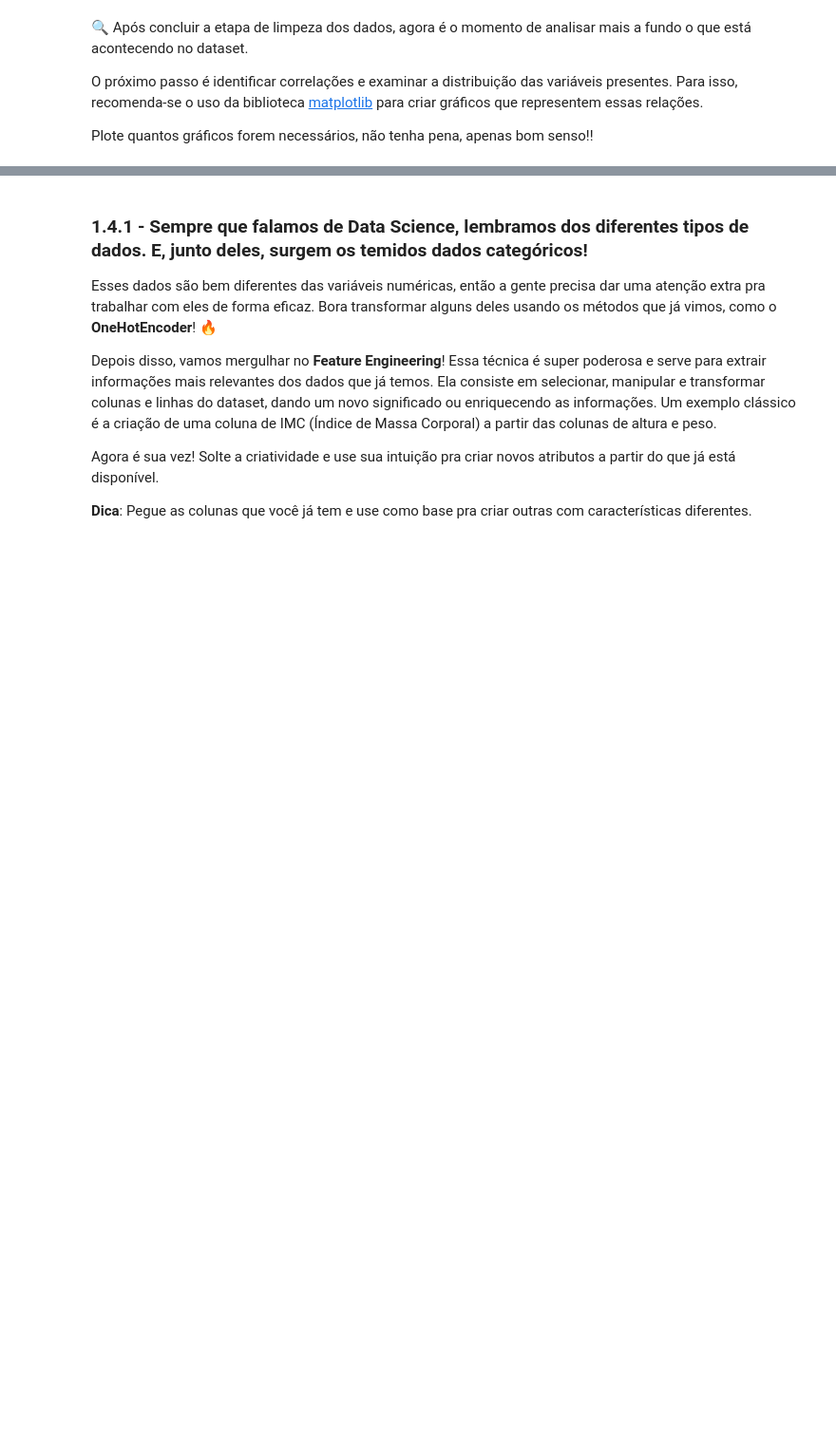
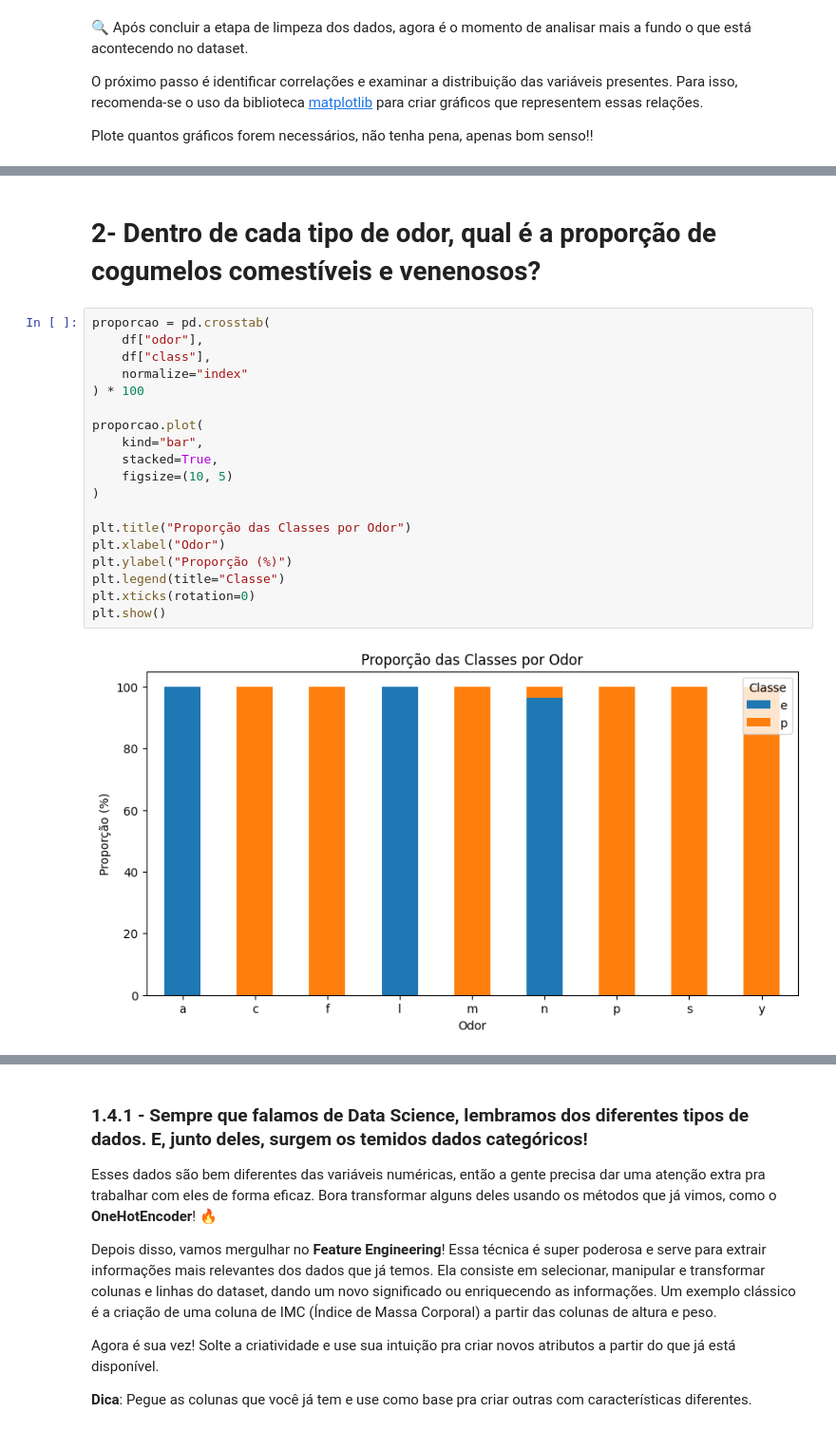
Before and after one commit to Walisson-Sales/Atividade-de-Analise-Exploratoria-de-Dados, a Jupyter notebook: notebook_EDA.ipynb, the cells around one changed output, grey strips where cells are left out. Shown at 95% size. Drawn from its saved outputs; the diff is of its cells as text; blank space fills up the shorter version.

```diff
--- a/notebook_EDA.ipynb
+++ b/notebook_EDA.ipynb
@@ -544,0 +583,23 @@ Plote quantos gráficos forem necessários, não tenha pena, apenas bom senso!!
+# %% [markdown]
+# 2- Dentro de cada tipo de odor, qual é a proporção de cogumelos comestíveis e venenosos?
+# %%
+proporcao = pd.crosstab(
+    df["odor"],
+    df["class"],
+    normalize="index"
+) * 100
+
+proporcao.plot(
+    kind="bar",
+    stacked=True,
+    figsize=(10, 5)
+)
+
+plt.title("Proporção das Classes por Odor")
+plt.xlabel("Odor")
+plt.ylabel("Proporção (%)")
+plt.legend(title="Classe")
+plt.xticks(rotation=0)
+plt.show()
+# %% [output]
+[figure, added]
```
Also changed, not shown: parts of 21 cells of this notebook.
